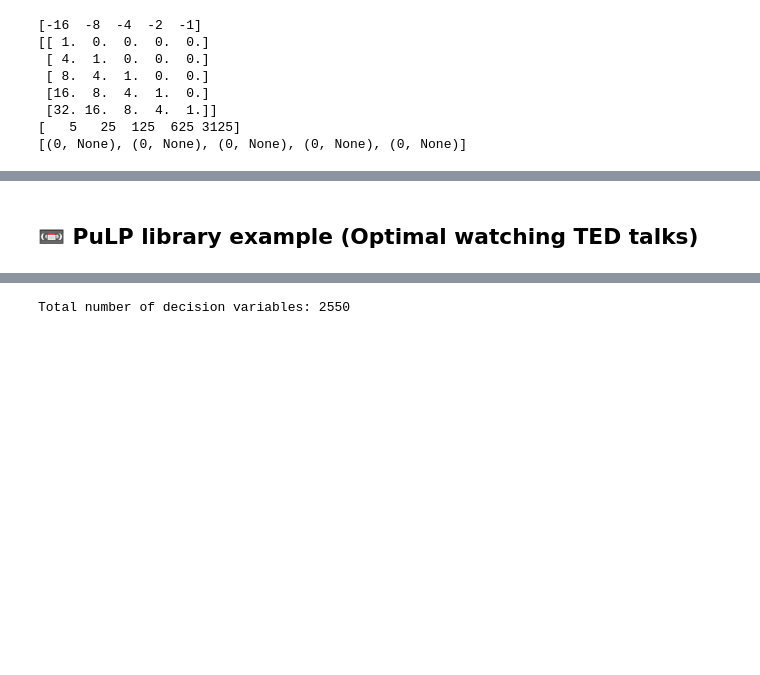
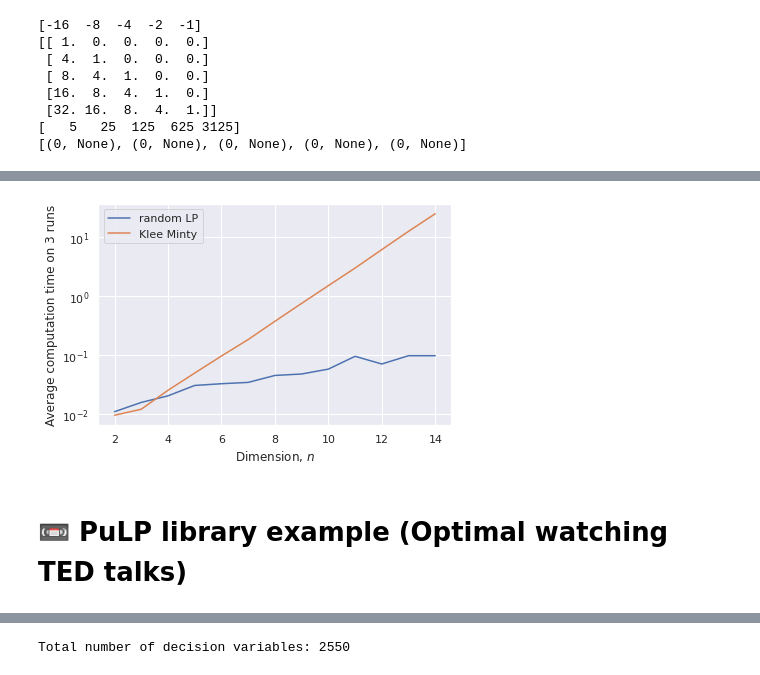
Before and after one commit to MerkulovDaniil/optim, a Jupyter notebook: assets/Notebooks/LP.ipynb, the cells around one changed output, grey strips where cells are left out. Drawn from its saved outputs; the diff is of its cells as text; code cells hidden in the pictures; blank space fills up the shorter version.

```diff
--- a/assets/Notebooks/LP.ipynb
+++ b/assets/Notebooks/LP.ipynb
@@ -124,7 +123,7 @@ print(bounds)
 [   5   25  125  625 3125]
 [(0, None), (0, None), (0, None), (0, None), (0, None)]
 # %%
-n_list = range(2, 13)
+n_list = range(2, 15)
 
 n_iters_km = np.zeros(len(n_list))
 times_km   = np.zeros(len(n_list))
@@ -133,23 +132,14 @@ times_r    = np.zeros(len(n_list))
 
 for i, n in enumerate(n_list):
     c, A, b, bounds = generate_KleeMinty_test_problem(n)
-    res = linprog(c, A, b, bounds=bounds, options={"maxiter": 2**max(n_list)})
-    time = %timeit -o -n 100 linprog(c, A, b, bounds=bounds, options={"maxiter": 2**max(n_list) + 1})
-    n_iters_km[i] = res.nit
+    # res = linprog(c, A, b, bounds=bounds, options={"maxiter": 2**max(n_list)})
+    time = %timeit -o -n 3 linprog(c, A, b, bounds=bounds, options={"maxiter": 2**max(n_list) + 1}, method='simplex')
+    # n_iters_km[i] = res.nit
     times_km[i] = np.average(time.all_runs)
 
     c, A, b, bounds = generate_random_LP_problem(n)
-    res = linprog(c, A, b, bounds=bounds, options={"maxiter": 2**max(n_list)})
-    time = %timeit -o -n 100 linprog(c, A, b, bounds=bounds, options={"maxiter": 2**max(n_list) + 1})
-    n_iters_r[i] = res.nit
+    # res = linprog(c, A, b, bounds=bounds, options={"maxiter": 2**max(n_list)})
+    time = %timeit -o -n 3 linprog(c, A, b, bounds=bounds, options={"maxiter": 2**max(n_list) + 1}, method='simplex')
+    # n_iters_r[i] = res.nit
     times_r[i] = np.average(time.all_runs)
-
-plt.semilogy(n_list, times_r, label='random LP')
-plt.semilogy(n_list, times_km, label = 'Klee Minty')
-plt.legend()
-plt.xlabel("Dimension, $n$")
-plt.ylabel("Average computation time on 100 runs")
-plt.tight_layout()
-plt.savefig('LP_KM.svg')
-plt.show()
 # %% [output]
@@ -169,3 +163,14 @@ plt.show()
+# %%
+plt.semilogy(n_list, times_r, label='random LP')
+plt.semilogy(n_list, times_km, label = 'Klee Minty')
+plt.legend()
+plt.xlabel("Dimension, $n$")
+plt.ylabel("Average computation time on 3 runs")
+plt.tight_layout()
+plt.savefig('LP_KM.svg')
+plt.show()
+# %% [output]
+[figure, added]
 # %% [markdown]
-## 📼 PuLP library example (Optimal watching TED talks)
+# 📼 PuLP library example (Optimal watching TED talks)
 # %%
```
Also changed, not shown: parts of 107 cells of this notebook.
